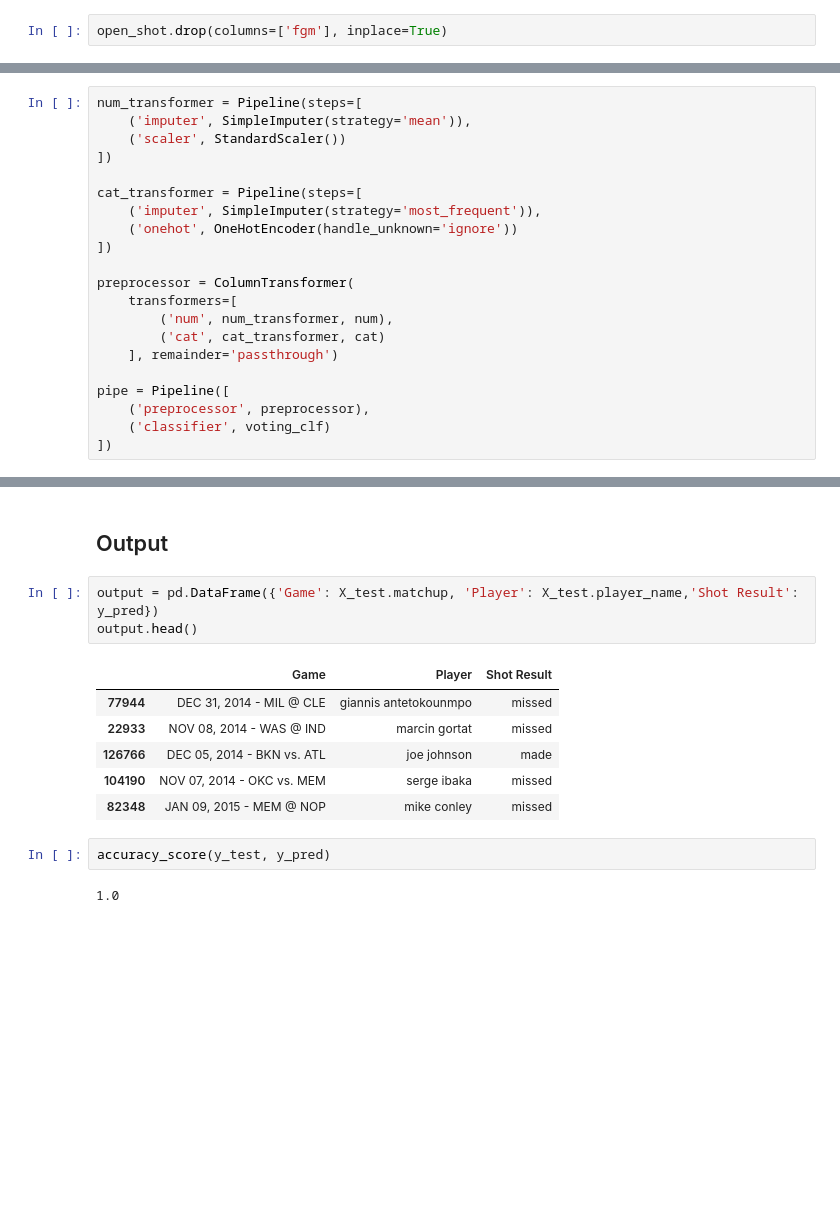
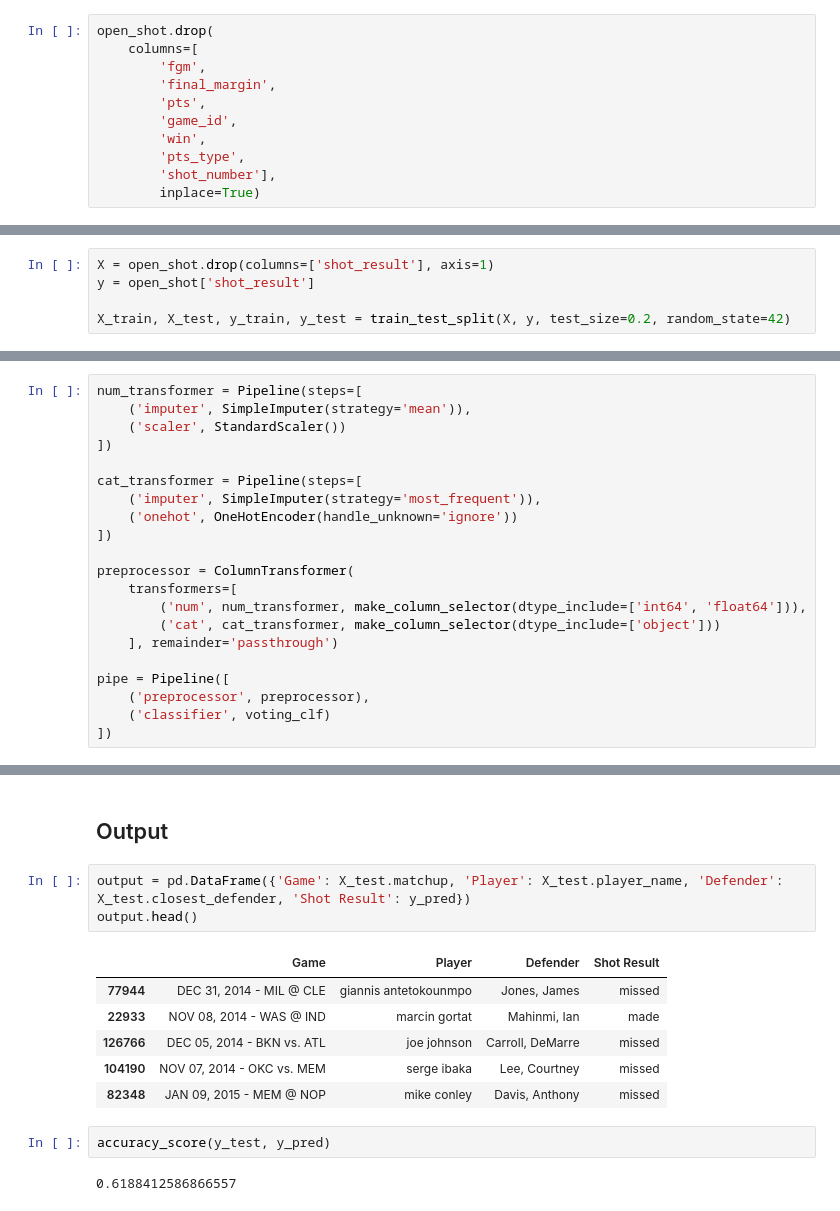
Before and after one commit to RyleeBuchert/Open-Shot, a Jupyter notebook: rio_open_shots.ipynb, the cells around one changed output, grey strips where cells are left out. Drawn from its saved outputs; the diff is of its cells as text; blank space fills up the shorter version.

```diff
--- a/rio_open_shots.ipynb
+++ b/rio_open_shots.ipynb
@@ -146,7 +156,16 @@ Index(['game_id', 'matchup', 'location', 'win', 'final_margin', 'shot_number',
        'player_id', 'defender_wingspan', 'close_def_dist_in', 'open_shot'],
       dtype='object')
 # %%
-open_shot.drop(columns=['fgm'], inplace=True)
+open_shot.drop(
+    columns=[
+        'fgm',
+        'final_margin',
+        'pts',
+        'game_id',
+        'win',
+        'pts_type',
+        'shot_number'],
+        inplace=True)
 # %%
 open_shot.dtypes
 # %% [output]
@@ -173,3 +190,8 @@ num = make_column_selector(dtype_include=['int64', 'float64'])
+# %%
+X = open_shot.drop(columns=['shot_result'], axis=1)
+y = open_shot['shot_result']
+
+X_train, X_test, y_train, y_test = train_test_split(X, y, test_size=0.2, random_state=42)
 # %%
 classifiers = [
     ('lr', LogisticRegression()),
@@ -190,8 +213,8 @@ cat_transformer = Pipeline(steps=[
 
 preprocessor = ColumnTransformer(
     transformers=[
-        ('num', num_transformer, num),
-        ('cat', cat_transformer, cat)
+        ('num', num_transformer, make_column_selector(dtype_include=['int64', 'float64'])),
+        ('cat', cat_transformer, make_column_selector(dtype_include=['object']))
     ], remainder='passthrough')
 
 pipe = Pipeline([
@@ -244,16 +261,16 @@ Index(['game_id', 'matchup', 'location', 'win', 'final_margin', 'shot_number',
 # %% [markdown]
 ## Output
 # %%
-output = pd.DataFrame({'Game': X_test.matchup, 'Player': X_test.player_name,'Shot Result': y_pred})
+output = pd.DataFrame({'Game': X_test.matchup, 'Player': X_test.player_name, 'Defender': X_test.closest_defender, 'Shot Result': y_pred})
 output.head()
 # %% [output]
-|  | Game | Player | Shot Result |
-| 77944 | DEC 31, 2014 - MIL @ CLE | giannis antetokounmpo | missed |
-| 22933 | NOV 08, 2014 - WAS @ IND | marcin gortat | missed |
-| 126766 | DEC 05, 2014 - BKN vs. ATL | joe johnson | made |
-| 104190 | NOV 07, 2014 - OKC vs. MEM | serge ibaka | missed |
-| 82348 | JAN 09, 2015 - MEM @ NOP | mike conley | missed |
+|  | Game | Player | Defender | Shot Result |
+| 77944 | DEC 31, 2014 - MIL @ CLE | giannis antetokounmpo | Jones, James | missed |
+| 22933 | NOV 08, 2014 - WAS @ IND | marcin gortat | Mahinmi, Ian | made |
+| 126766 | DEC 05, 2014 - BKN vs. ATL | joe johnson | Carroll, DeMarre | missed |
+| 104190 | NOV 07, 2014 - OKC vs. MEM | serge ibaka | Lee, Courtney | missed |
+| 82348 | JAN 09, 2015 - MEM @ NOP | mike conley | Davis, Anthony | missed |
 # %%
 accuracy_score(y_test, y_pred)
 # %% [output]
-1.0
+0.6188412586866557
```
Also changed, not shown: parts of 11 cells of this notebook.
